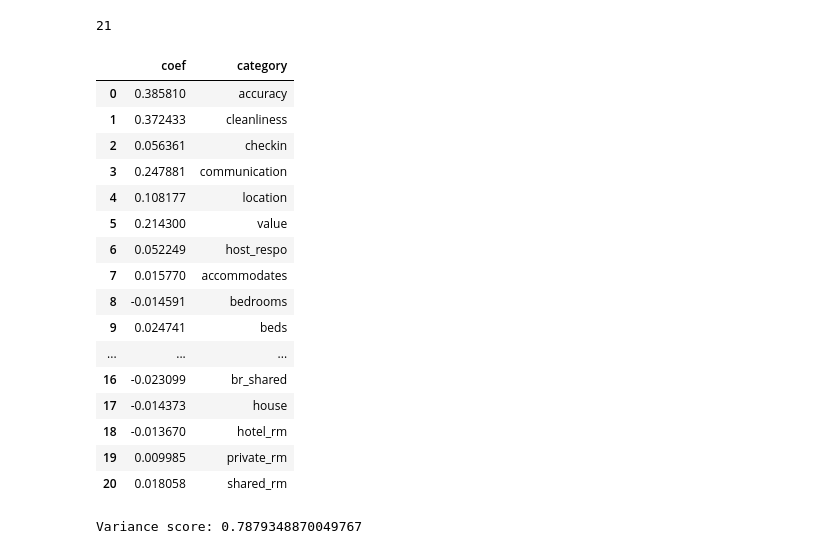
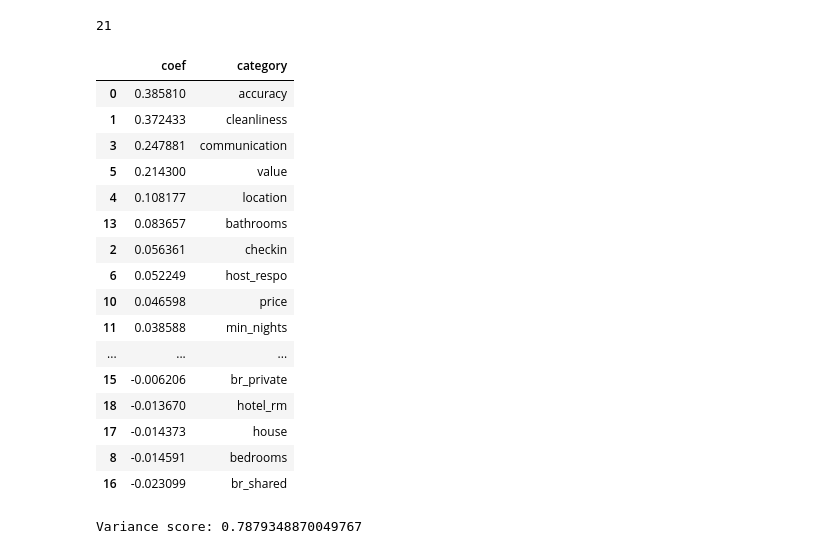
Before and after one commit to JonathanBrown003/Airbnb-A-Closer-Look-Nashville-Asheville, a Jupyter notebook: ML_AirBNB.ipynb, the cells around one changed output. Drawn from its saved outputs; the diff is of its cells as text; code cells hidden in the pictures.

```diff
--- a/ML_AirBNB.ipynb
+++ b/ML_AirBNB.ipynb
@@ -206,26 +206,26 @@ len(model_co)
 # %%
 # creating a dataframe of the columns with the corresponding coefficient
 
 coefficents_df = pd.DataFrame({"coef":model_co, "category":X.columns})
-coefficents_df
+coefficents_df.sort_values(by=["coef"], ascending=False)
 # %% [output]
 |  | coef | category |
 | 0 | 0.385810 | accuracy |
 | 1 | 0.372433 | cleanliness |
+| 3 | 0.247881 | communication |
+| 5 | 0.214300 | value |
+| 4 | 0.108177 | location |
+| 13 | 0.083657 | bathrooms |
 | 2 | 0.056361 | checkin |
-| 3 | 0.247881 | communication |
-| 4 | 0.108177 | location |
-| 5 | 0.214300 | value |
 | 6 | 0.052249 | host_respo |
-| 7 | 0.015770 | accommodates |
+| 10 | 0.046598 | price |
+| 11 | 0.038588 | min_nights |
+| ... | ... | ... |
+| 15 | -0.006206 | br_private |
+| 18 | -0.013670 | hotel_rm |
+| 17 | -0.014373 | house |
 | 8 | -0.014591 | bedrooms |
-| 9 | 0.024741 | beds |
-| ... | ... | ... |
 | 16 | -0.023099 | br_shared |
-| 17 | -0.014373 | house |
-| 18 | -0.013670 | hotel_rm |
-| 19 | 0.009985 | private_rm |
-| 20 | 0.018058 | shared_rm |
 # %%
 # variance score: 1 means perfect prediction (R2 of the prediction)
 print("Variance score: {}".format(model.score(X_test_scaled,y_test)))
```
Also changed, not shown: parts of 4 cells of this notebook.
